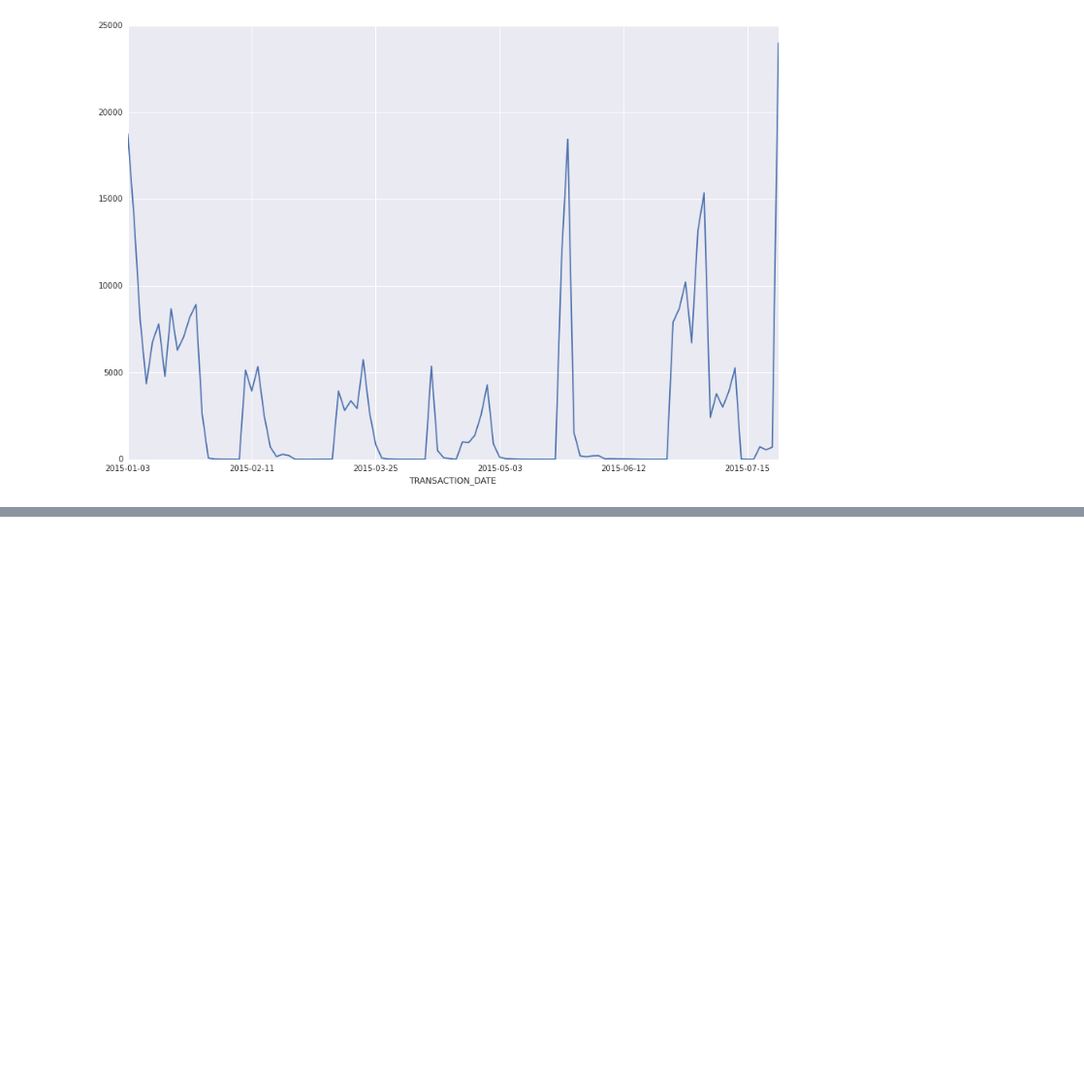
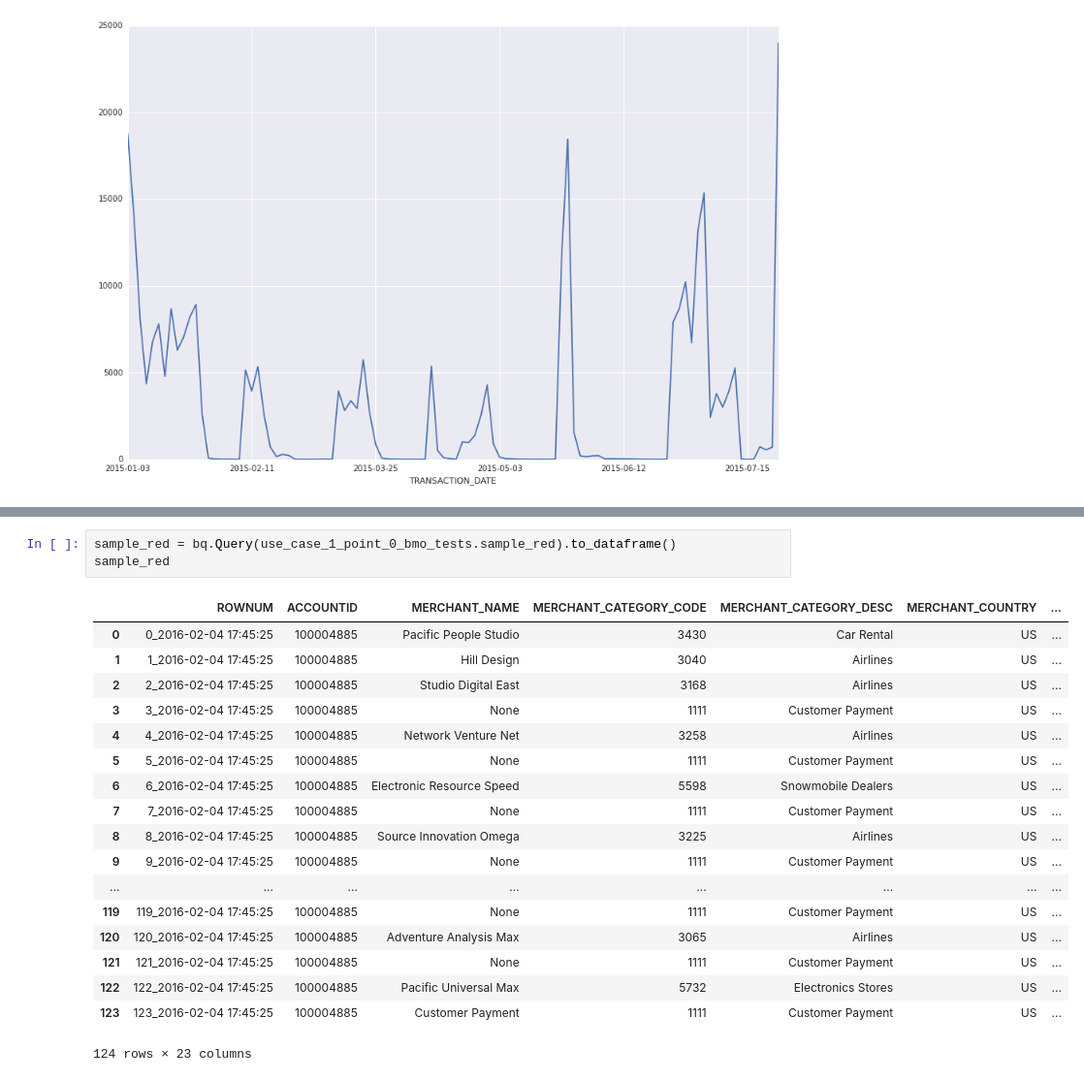
Before and after one commit to TestBMOHB03/Credit-Card-Model, a Jupyter notebook: BMO EDA/BMO EDA 1.ipynb, the cells around one changed output, grey strips where cells are left out. Shown at 97% size. Saved outputs shown, nothing was run; the diff lists cells and outputs as text; blank space fills up the shorter version.

```diff
--- a/BMO EDA/BMO EDA 1.ipynb
+++ b/BMO EDA/BMO EDA 1.ipynb
@@ -271,0 +445,22 @@ _ = all_fields_100000059_red['BALANCE'].astype('float').plot(figsize=(15,10))
+# %%
+sample_red = bq.Query(use_case_1_point_0_bmo_tests.sample_red).to_dataframe()
+sample_red
+# %% [output]
+|  | ROWNUM | ACCOUNTID | MERCHANT_NAME | MERCHANT_CATEGORY_CODE | MERCHANT_CATEGORY_DESC | MERCHANT_COUNTRY | ... |
+| 0 | 0_2016-02-04 17:45:25 | 100004885 | Pacific People Studio | 3430 | Car Rental | US | ... |
+| 1 | 1_2016-02-04 17:45:25 | 100004885 | Hill Design | 3040 | Airlines | US | ... |
+| 2 | 2_2016-02-04 17:45:25 | 100004885 | Studio Digital East | 3168 | Airlines | US | ... |
+| 3 | 3_2016-02-04 17:45:25 | 100004885 | None | 1111 | Customer Payment | US | ... |
+| 4 | 4_2016-02-04 17:45:25 | 100004885 | Network Venture Net | 3258 | Airlines | US | ... |
+| 5 | 5_2016-02-04 17:45:25 | 100004885 | None | 1111 | Customer Payment | US | ... |
+| 6 | 6_2016-02-04 17:45:25 | 100004885 | Electronic Resource Speed | 5598 | Snowmobile Dealers | US | ... |
+| 7 | 7_2016-02-04 17:45:25 | 100004885 | None | 1111 | Customer Payment | US | ... |
+| 8 | 8_2016-02-04 17:45:25 | 100004885 | Source Innovation Omega | 3225 | Airlines | US | ... |
+| 9 | 9_2016-02-04 17:45:25 | 100004885 | None | 1111 | Customer Payment | US | ... |
+| ... | ... | ... | ... | ... | ... | ... | ... |
+| 119 | 119_2016-02-04 17:45:25 | 100004885 | None | 1111 | Customer Payment | US | ... |
+| 120 | 120_2016-02-04 17:45:25 | 100004885 | Adventure Analysis Max | 3065 | Airlines | US | ... |
+| 121 | 121_2016-02-04 17:45:25 | 100004885 | None | 1111 | Customer Payment | US | ... |
+| 122 | 122_2016-02-04 17:45:25 | 100004885 | Pacific Universal Max | 5732 | Electronics Stores | US | ... |
+| 123 | 123_2016-02-04 17:45:25 | 100004885 | Customer Payment | 1111 | Customer Payment | US | ... |
+124 rows × 23 columns
```
Also changed, not shown: parts of 21 cells of this notebook, 13 other files.
